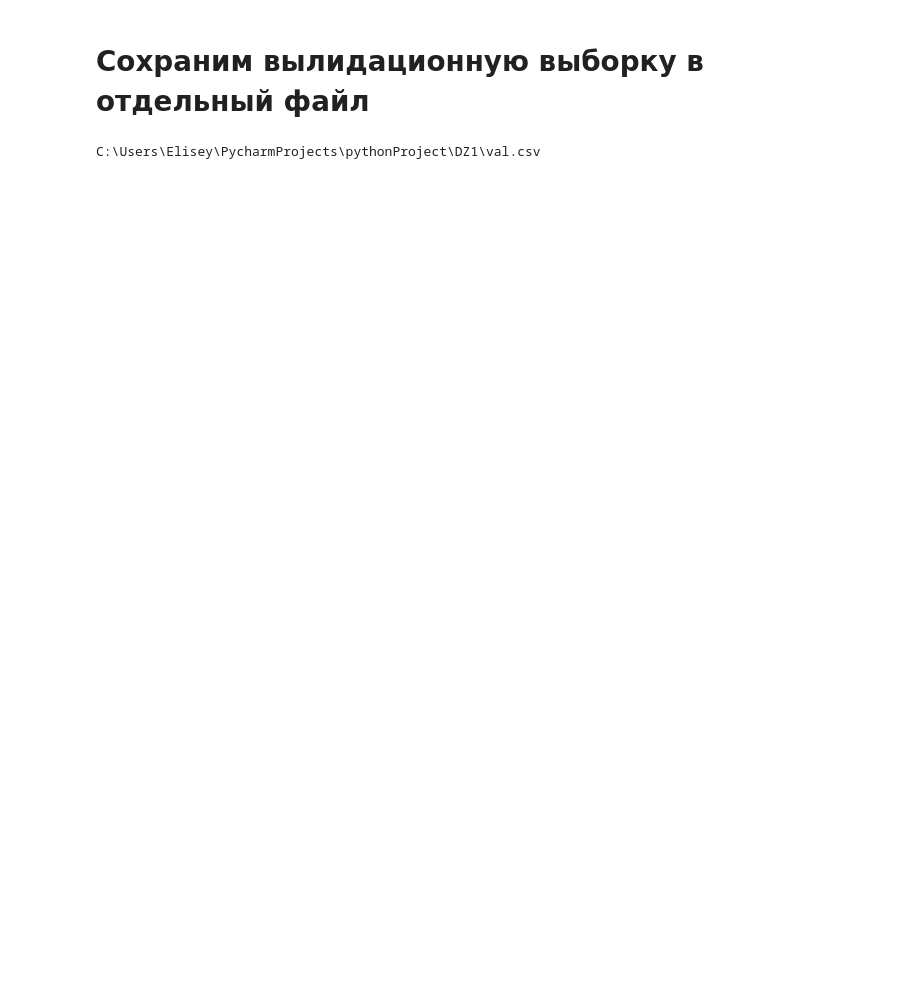
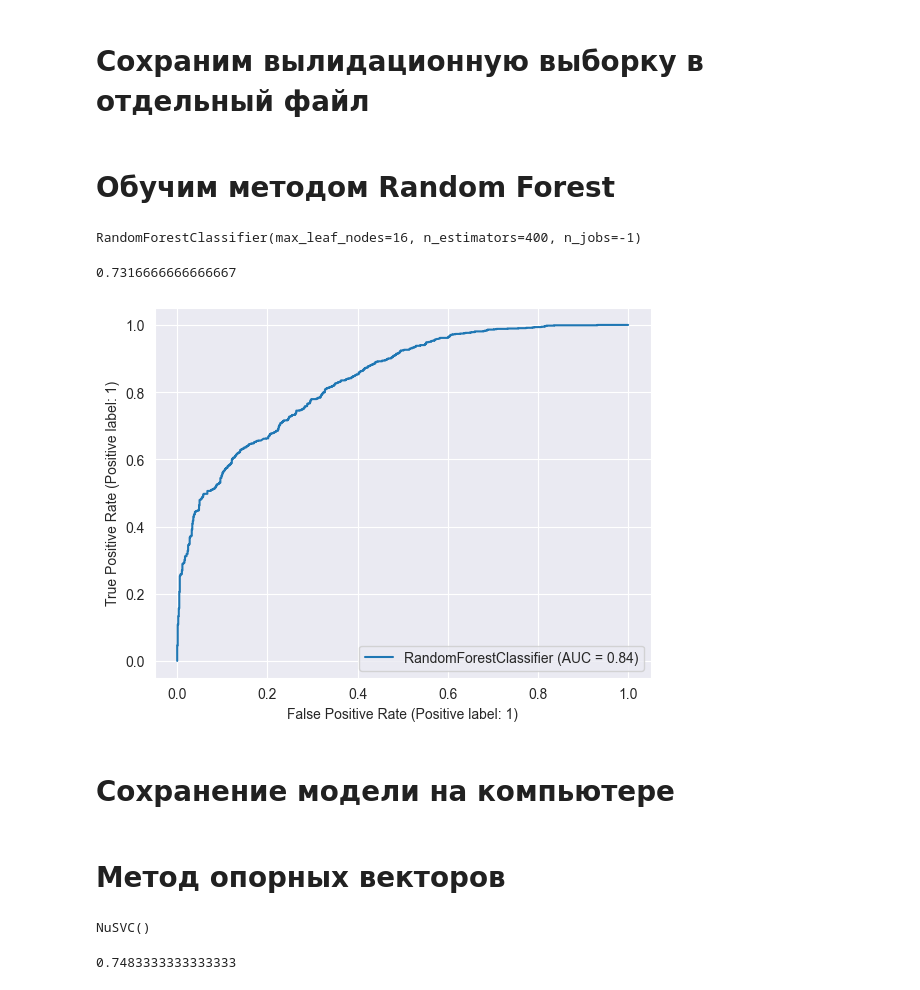
Before and after one commit to M4skEl/MachineLearning, a Jupyter notebook: DZ1/CS.ipynb, the cells around one changed output. Saved outputs shown, nothing was run; the diff lists cells and outputs as text; code cells hidden in the pictures; blank space fills up the shorter version.

```diff
--- a/DZ1/CS.ipynb
+++ b/DZ1/CS.ipynb
@@ -220,4 +220,4 @@ for i in range(len(d['map'])):
         d.loc[i, 'map'] = 6
     elif d.loc[i, 'map'] == 'de_cache':
         d.loc[i, 'map'] = 7
-d['map']
+d['map'] = d['map'].astype('int')
@@ -282,7 +269,7 @@ Name: round_winner, Length: 12000, dtype: object
 # Разбиваем выборку на обучающую, тестовую и тренировочную
 # %%
 X = d[columns_train]
-Y = d[column_target]
+Y = d[column_target].astype('int')
 # %%
 from sklearn.model_selection import train_test_split
 
@@ -311,6 +304,29 @@ X_validate.to_csv("val.csv")
 # %%
-import os
-p = os.path.abspath('val.csv')
-print(p)
+#import os
+#p = os.path.abspath('val.csv')
+#print(p)
-# %% [output]
-C:\Users\Elisey\PycharmProjects\pythonProject\DZ1\val.csv
+# %% [markdown]
+# Обучим методом Random Forest
+# %%
+from sklearn.ensemble import RandomForestClassifier
+
+rnd_forest = RandomForestClassifier(n_estimators=400, max_leaf_nodes=16, n_jobs=-1)
+rnd_forest.fit(X_train, y_train.values.ravel())
+#y_train.values.ravel()
+# %% [output]
+RandomForestClassifier(max_leaf_nodes=16, n_estimators=400, n_jobs=-1)
+# %%
+rnd_forest.score(X_test, y_test.values.ravel())
+# %% [output]
+0.7316666666666667
+# %%
+from sklearn import metrics
+import matplotlib.pyplot as plt
+
+#ax = plt.gca()
+rfc_disp = metrics.RocCurveDisplay.from_estimator(rnd_forest, X_test, y_test)
+plt.show()
+# %% [output]
+[figure, added]
+# %% [markdown]
+# Сохранение модели на компьютере
@@ -316,0 +343,13 @@ C:\Users\Elisey\PycharmProjects\pythonProject\DZ1\val.csv
+# %% [markdown]
+# Метод опорных векторов
+# %%
+from sklearn import svm
+
+sup_vector_model = svm.NuSVC()
+sup_vector_model.fit(X_test, y_test.values.ravel())
+# %% [output]
+NuSVC()
+# %%
+sup_vector_model.score(X_test, y_test)
+# %% [output]
+0.7483333333333333
```
Also changed, not shown: parts of 20 cells of this notebook, 3 other files.
